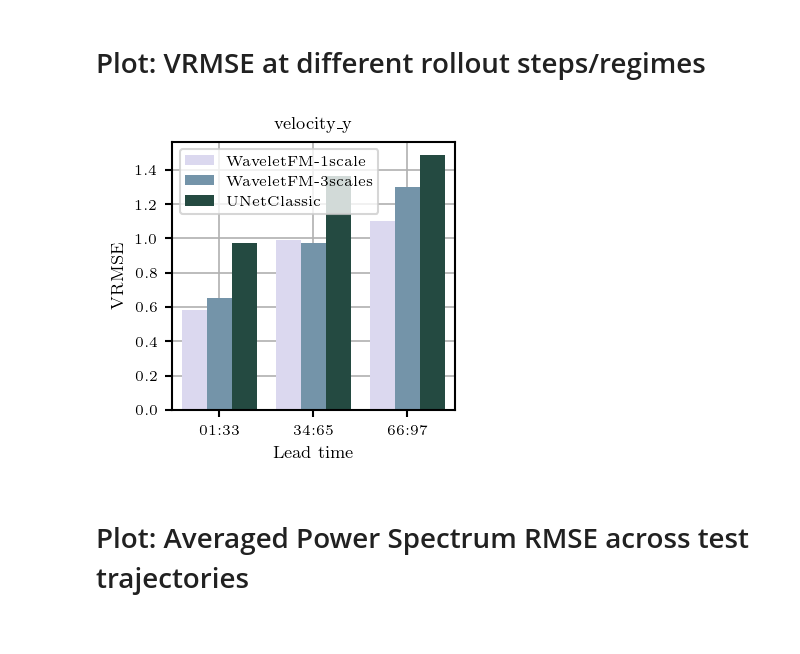
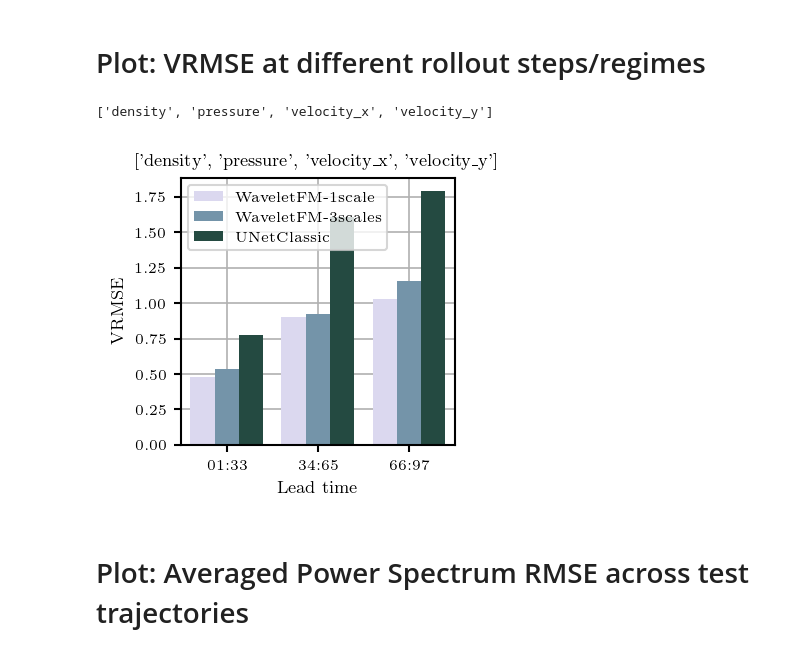
Before and after one commit to gabrieleaccarino/wavelet_flow_matching, a Jupyter notebook: notebooks/rollout_evaluation.ipynb, the cells around one changed output. Drawn from its saved outputs; the diff is of its cells as text; code cells hidden in the pictures.

```diff
--- a/notebooks/rollout_evaluation.ipynb
+++ b/notebooks/rollout_evaluation.ipynb
@@ -177,38 +178,44 @@ WaveletFM-3scales density     0.4241      0.2427      0.2451       0.1371
 #summary.style.apply(highlight_min_per_field_horizon, axis=None).format(precision=3)
 # %% [markdown]
 # Plot: VRMSE at different rollout steps/regimes
+# %%
+field_names
+# %% [output]
+['density', 'pressure', 'velocity_x', 'velocity_y']
 # %%
 %matplotlib inline
 
-field = 'velocity_y'
+#field = 'velocity_y'
+field = field_names
 
-table = df[df["field"] == field]
+#table = df[df["field"] == field]
+table = df[df["field"].isin(field)]
 
 fig = plt.figure(figsize=(2.4, 2.4))
 
 ax = sns.barplot(
     table,
     x="horizon",
     y="vrmse",
     hue="model",
     estimator=aggregate,
     errorbar=None,
     palette=palette, #sns.cubehelix_palette(5, dark=0.25)[1:],
 )
 
 ax.grid()
 ax.get_legend().set_title(None)
 
 ax.set_xlabel("Lead time")
 ax.set_ylabel("VRMSE")
 ax.set_title(field)
 
 fig.tight_layout(pad=0.33)
 
 plt.savefig(f"{outdir}/vrmse_rollout_{field}.png", dpi=300, transparent=True)
 plt.show()
 # %% [output]
-[figure, old version]
+[figure, new version]
 # %% [markdown]
 # Plot: Averaged Power Spectrum RMSE across test trajectories
 # %%
```
Also changed, not shown: parts of 4 cells of this notebook, 3 other files.
